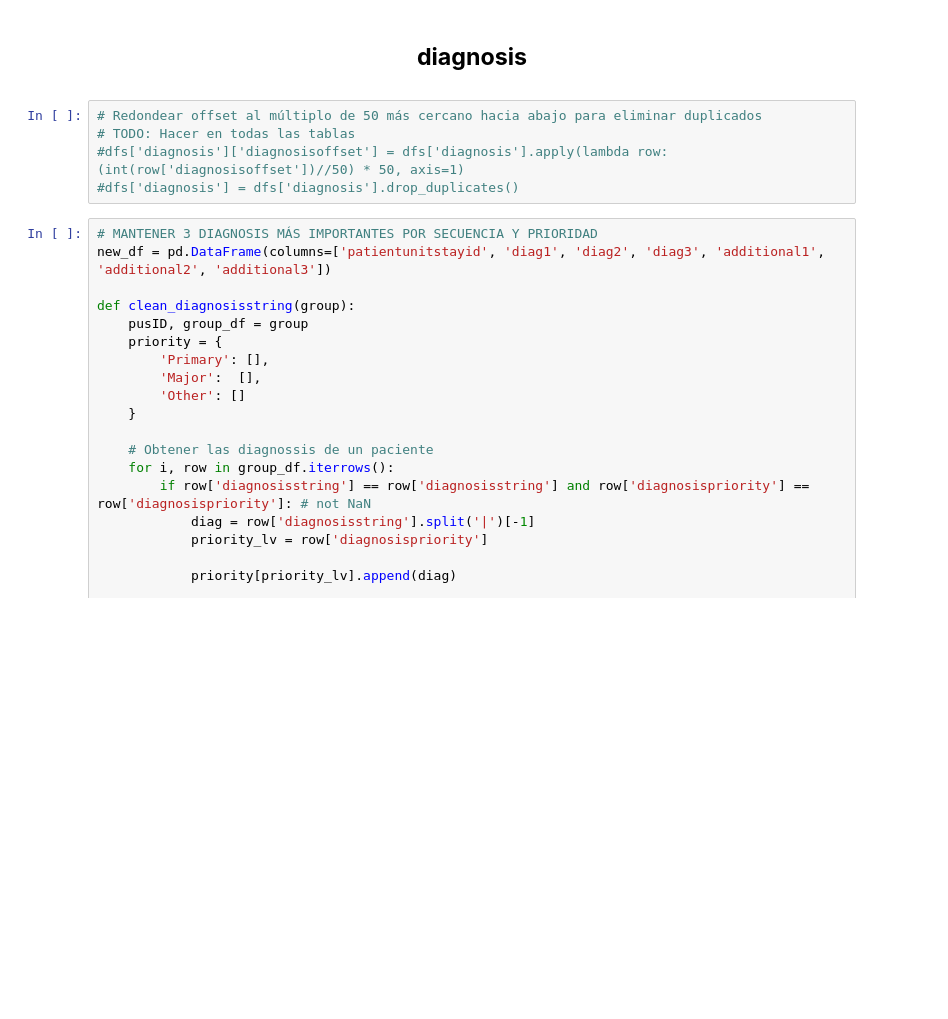
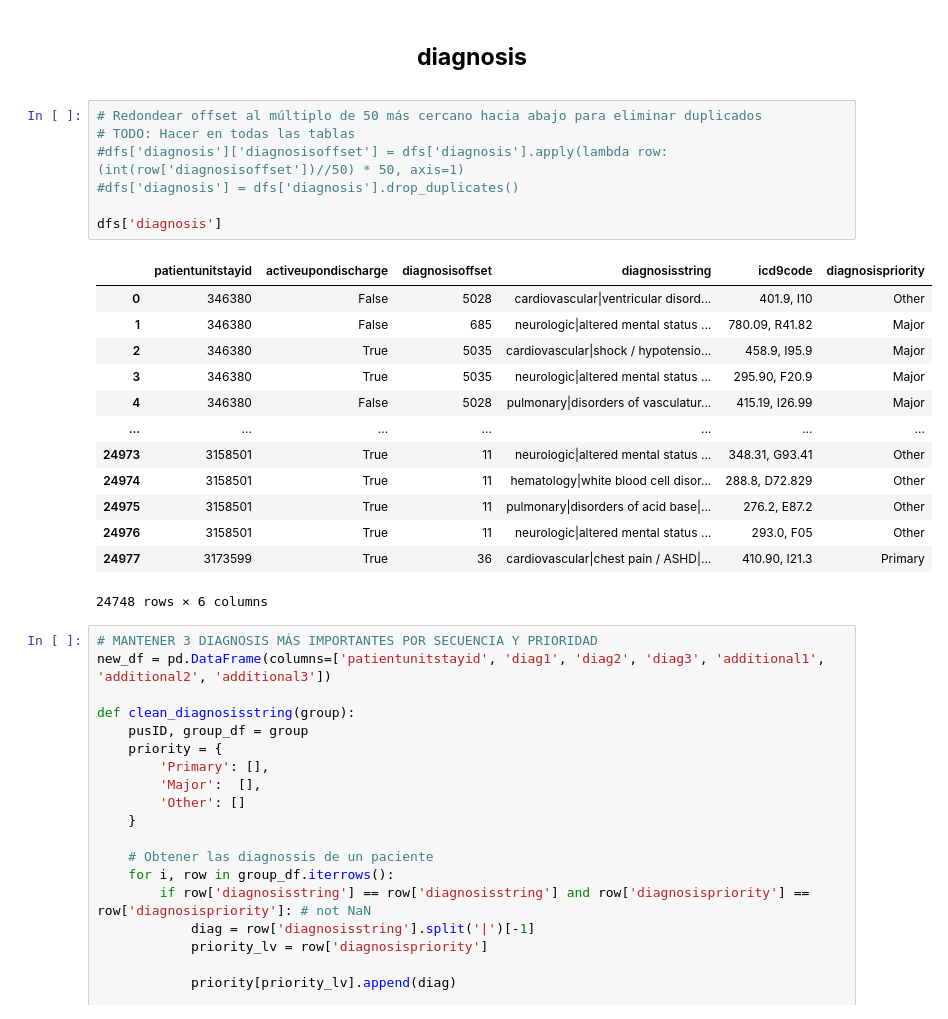
Before and after one commit to ThePylots/Reto1_Prediccion_Estancia_UCI, a Jupyter notebook: src/data_cleaning.ipynb, the cells around one changed output. Cells and saved outputs as stored; diff of their text form; blank space fills up the shorter version.

```diff
--- a/src/data_cleaning.ipynb
+++ b/src/data_cleaning.ipynb
@@ -149,8 +149,24 @@ dfs['allergy'] = dfs['allergy'].drop(columns=[
 # %%
 # Redondear offset al múltiplo de 50 más cercano hacia abajo para eliminar duplicados
 # TODO: Hacer en todas las tablas
 #dfs['diagnosis']['diagnosisoffset'] = dfs['diagnosis'].apply(lambda row: (int(row['diagnosisoffset'])//50) * 50, axis=1)
 #dfs['diagnosis'] = dfs['diagnosis'].drop_duplicates()
+
+dfs['diagnosis']
+# %% [output]
+|  | patientunitstayid | activeupondischarge | diagnosisoffset | diagnosisstring | icd9code | diagnosispriority |
+| 0 | 346380 | False | 5028 | cardiovascular|ventricular disord... | 401.9, I10 | Other |
+| 1 | 346380 | False | 685 | neurologic|altered mental status ... | 780.09, R41.82 | Major |
+| 2 | 346380 | True | 5035 | cardiovascular|shock / hypotensio... | 458.9, I95.9 | Major |
+| 3 | 346380 | True | 5035 | neurologic|altered mental status ... | 295.90, F20.9 | Major |
+| 4 | 346380 | False | 5028 | pulmonary|disorders of vasculatur... | 415.19, I26.99 | Major |
+| ... | ... | ... | ... | ... | ... | ... |
+| 24973 | 3158501 | True | 11 | neurologic|altered mental status ... | 348.31, G93.41 | Other |
+| 24974 | 3158501 | True | 11 | hematology|white blood cell disor... | 288.8, D72.829 | Other |
+| 24975 | 3158501 | True | 11 | pulmonary|disorders of acid base|... | 276.2, E87.2 | Other |
+| 24976 | 3158501 | True | 11 | neurologic|altered mental status ... | 293.0, F05 | Other |
+| 24977 | 3173599 | True | 36 | cardiovascular|chest pain / ASHD|... | 410.90, I21.3 | Primary |
+24748 rows × 6 columns
 # %%
 # MANTENER 3 DIAGNOSIS MÁS IMPORTANTES POR SECUENCIA Y PRIORIDAD
 new_df = pd.DataFrame(columns=['patientunitstayid', 'diag1', 'diag2', 'diag3', 'additional1', 'additional2', 'additional3'])
```
Also changed, not shown: 1 other file.
